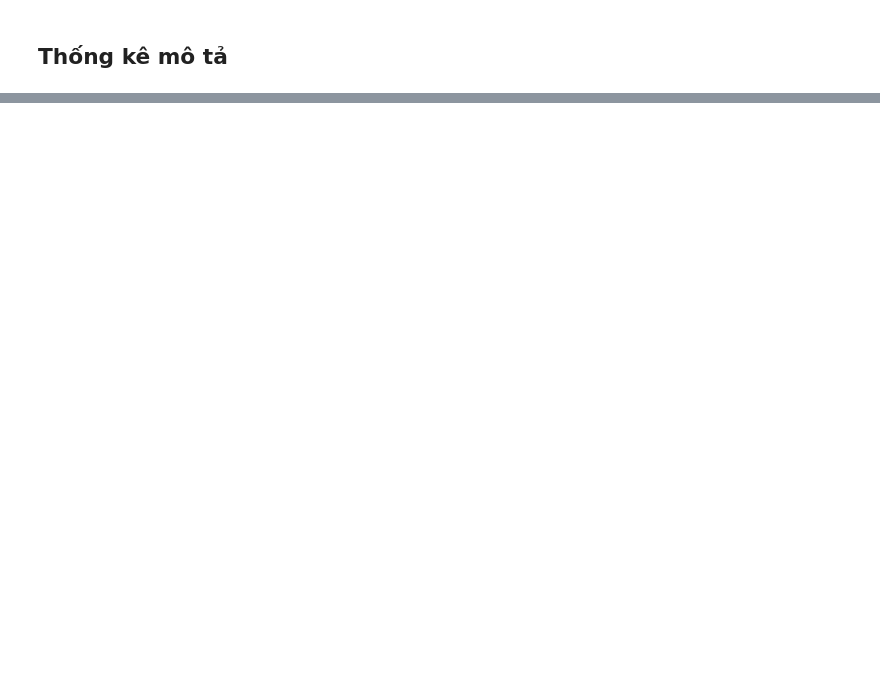
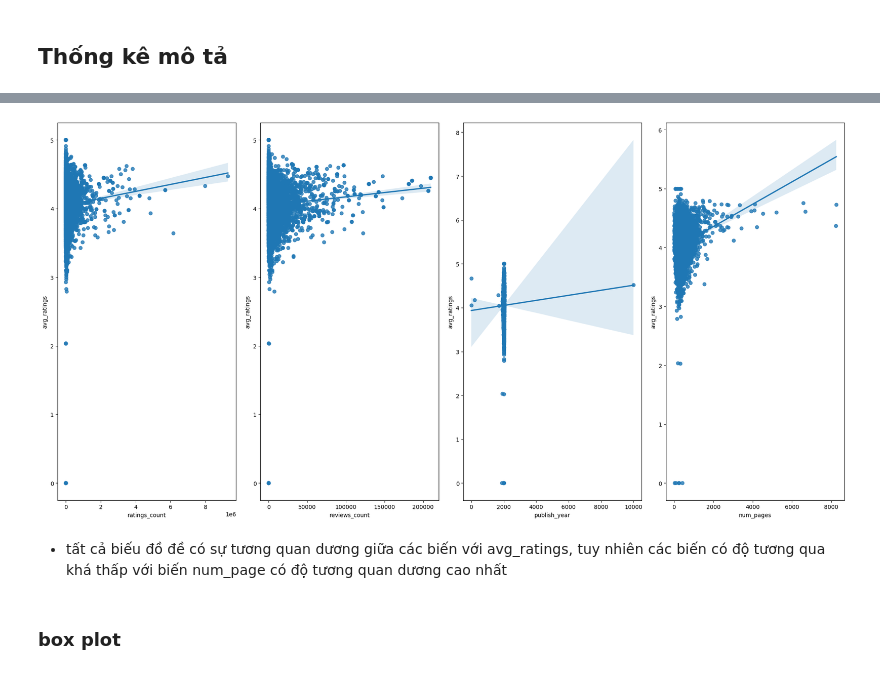
Before and after one commit to legitb0y/KHDL_CK_DCD, a Jupyter notebook: thongkemota.ipynb, the cells around one changed output, grey strips where cells are left out. Drawn from its saved outputs; the diff is of its cells as text; code cells hidden in the pictures; blank space fills up the shorter version.

```diff
--- a/thongkemota.ipynb
+++ b/thongkemota.ipynb
@@ -48,0 +92,30 @@ df.describe().transpose()
+# %%
+# fig, ax = plt.subplots(2, 2, figsize=(10,10))
+
+# ax1 = plt.subplot(221)
+# ax1 = sns.regplot(data=df, y='avg_ratings', x='ratings_count')
+# ax2 = plt.subplot(222)
+# ax2 = sns.regplot(data=df, y='avg_ratings', x='reviews_count')
+# ax3 = plt.subplot(223)
+# ax3 = sns.regplot(data=df, y='avg_ratings', x='publish_year')
+# ax4 = plt.subplot(224)
+# ax4 = sns.regplot(data=df, y='avg_ratings', x='num_pages')
+# plt.tight_layout()
+
+fig, ax = plt.subplots(1, 4, figsize=(20,10))
+
+ax1 = plt.subplot(141)
+ax1 = sns.regplot(data=df, y='avg_ratings', x='ratings_count')
+ax2 = plt.subplot(142)
+ax2 = sns.regplot(data=df, y='avg_ratings', x='reviews_count')
+ax3 = plt.subplot(143)
+ax3 = sns.regplot(data=df, y='avg_ratings', x='publish_year')
+ax4 = plt.subplot(144)
+ax4 = sns.regplot(data=df, y='avg_ratings', x='num_pages')
+plt.tight_layout()
+# %% [output]
+[figure, added]
+# %% [markdown]
+- tất cả biếu đồ đề có sự tương quan dương giữa các biến với avg_ratings, tuy nhiên các biến có độ tương qua khá thấp với biến num_page có độ tương quan dương cao nhất
+# %% [markdown]
+### box plot
```
Also changed, not shown: parts of 19 cells of this notebook.
